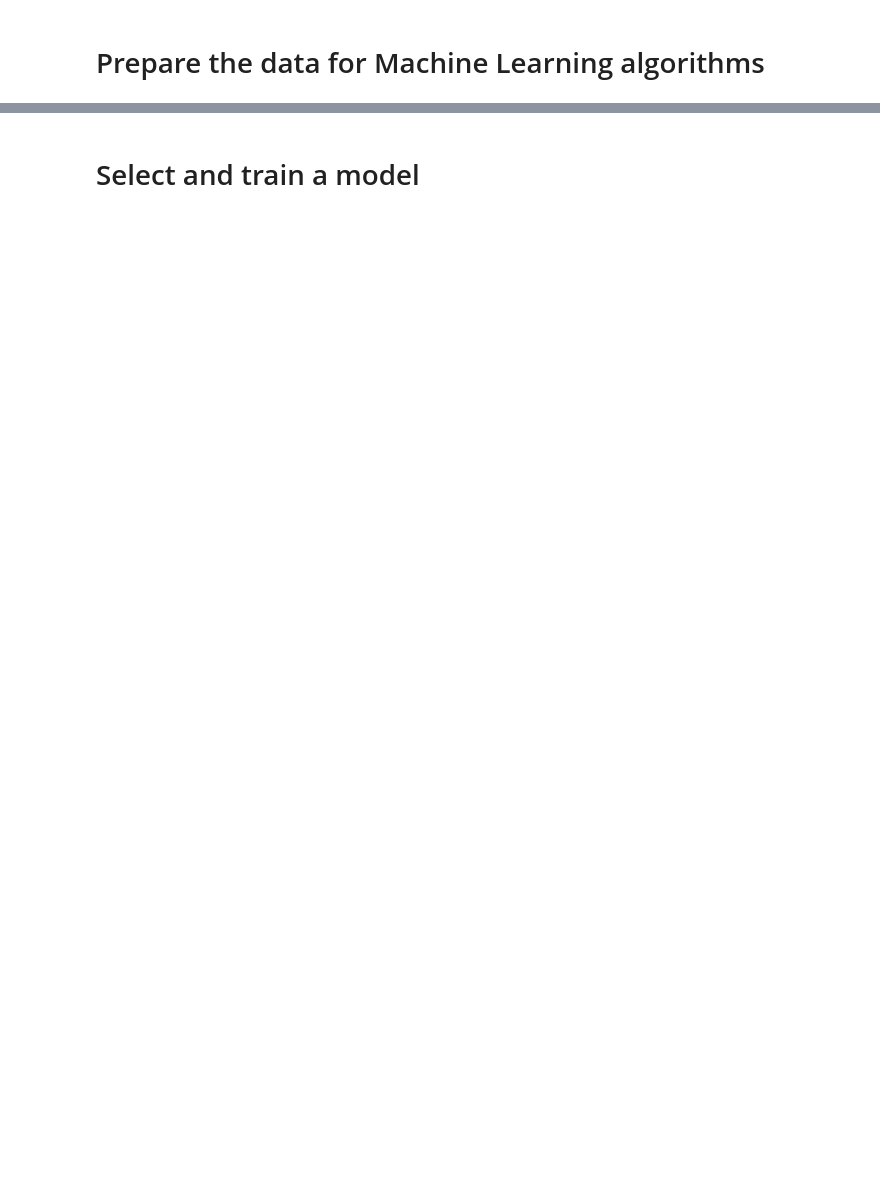
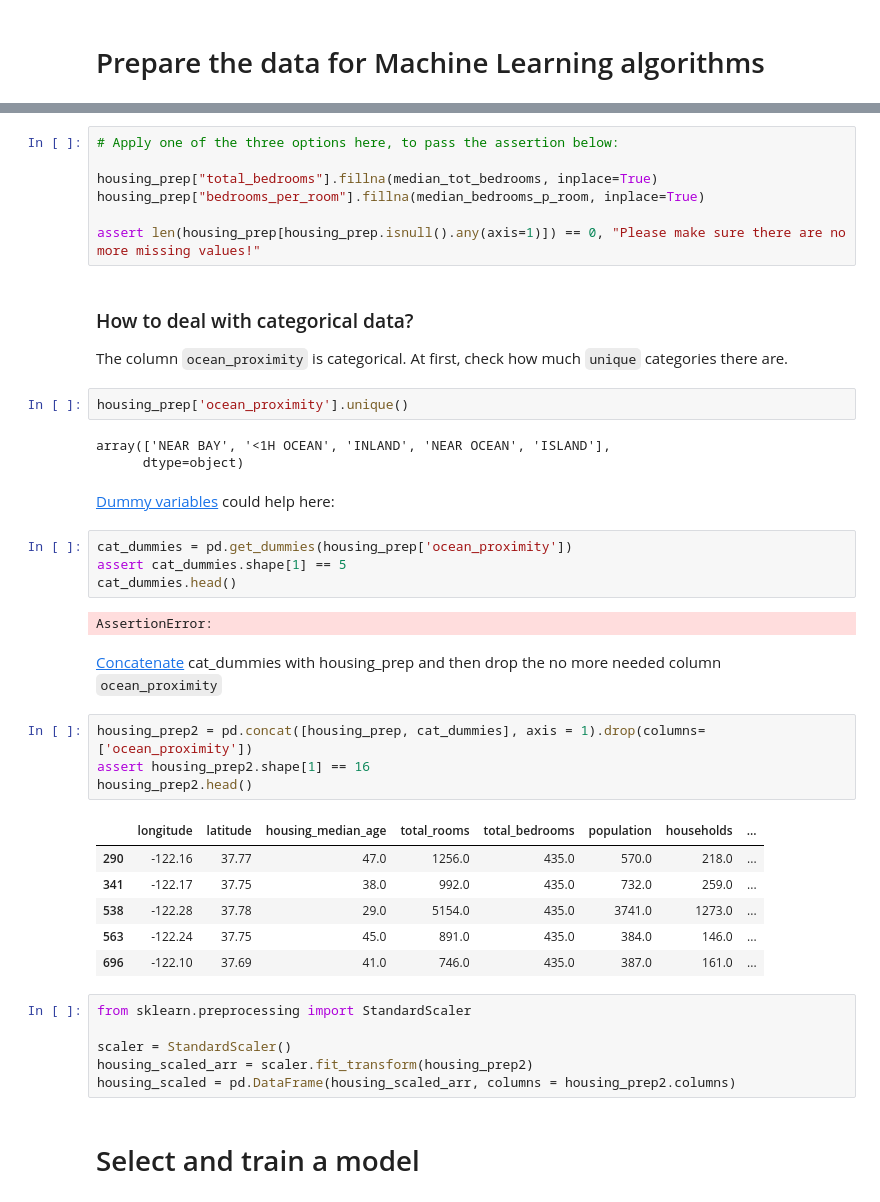
Before and after one commit to Riwedieb/handson-ml, a Jupyter notebook: ML_course/ML_Course.ipynb, the cells around one changed output, grey strips where cells are left out. Drawn from its saved outputs; the diff is of its cells as text; blank space fills up the shorter version.

```diff
--- a/ML_course/ML_Course.ipynb
+++ b/ML_course/ML_Course.ipynb
@@ -255,3 +359,48 @@ np.allclose(housing_prepared, old_housing_prepared)
+# %%
+# Apply one of the three options here, to pass the assertion below:
+
+housing_prep["total_bedrooms"].fillna(median_tot_bedrooms, inplace=True)
+housing_prep["bedrooms_per_room"].fillna(median_bedrooms_p_room, inplace=True)
+
+assert len(housing_prep[housing_prep.isnull().any(axis=1)]) == 0, "Please make sure there are no more missing values!"
+# %% [markdown]
+### How to deal with categorical data?
+
+The column `ocean_proximity` is categorical.
+At first, check how much `unique` categories there are.
+# %%
+housing_prep['ocean_proximity'].unique()
+# %% [output]
+array(['NEAR BAY', '<1H OCEAN', 'INLAND', 'NEAR OCEAN', 'ISLAND'],
+      dtype=object)
+# %% [markdown]
+[Dummy variables](https://pandas.pydata.org/pandas-docs/stable/reference/api/pandas.get_dummies.html) could help here:
+# %%
+cat_dummies = pd.get_dummies(housing_prep['ocean_proximity'])
+assert cat_dummies.shape[1] == 5
+cat_dummies.head()
+# %% [output]
+AssertionError:
+# %% [markdown]
+[Concatenate](https://pandas.pydata.org/pandas-docs/stable/reference/api/pandas.concat.html) cat_dummies with housing_prep
+and then drop the no more needed column `ocean_proximity`
+# %%
+housing_prep2 = pd.concat([housing_prep, cat_dummies], axis = 1).drop(columns=['ocean_proximity'])
+assert housing_prep2.shape[1] == 16
+housing_prep2.head()
+# %% [output]
+|  | longitude | latitude | housing_median_age | total_rooms | total_bedrooms | population | households | ... |
+| 290 | -122.16 | 37.77 | 47.0 | 1256.0 | 435.0 | 570.0 | 218.0 | ... |
+| 341 | -122.17 | 37.75 | 38.0 | 992.0 | 435.0 | 732.0 | 259.0 | ... |
+| 538 | -122.28 | 37.78 | 29.0 | 5154.0 | 435.0 | 3741.0 | 1273.0 | ... |
+| 563 | -122.24 | 37.75 | 45.0 | 891.0 | 435.0 | 384.0 | 146.0 | ... |
+| 696 | -122.10 | 37.69 | 41.0 | 746.0 | 435.0 | 387.0 | 161.0 | ... |
+# %%
+from sklearn.preprocessing import StandardScaler
+
+scaler = StandardScaler()
+housing_scaled_arr = scaler.fit_transform(housing_prep2)
+housing_scaled = pd.DataFrame(housing_scaled_arr, columns = housing_prep2.columns)
 # %% [markdown]
 # Select and train a model
 # %%
```
Also changed, not shown: parts of 64 cells of this notebook.
